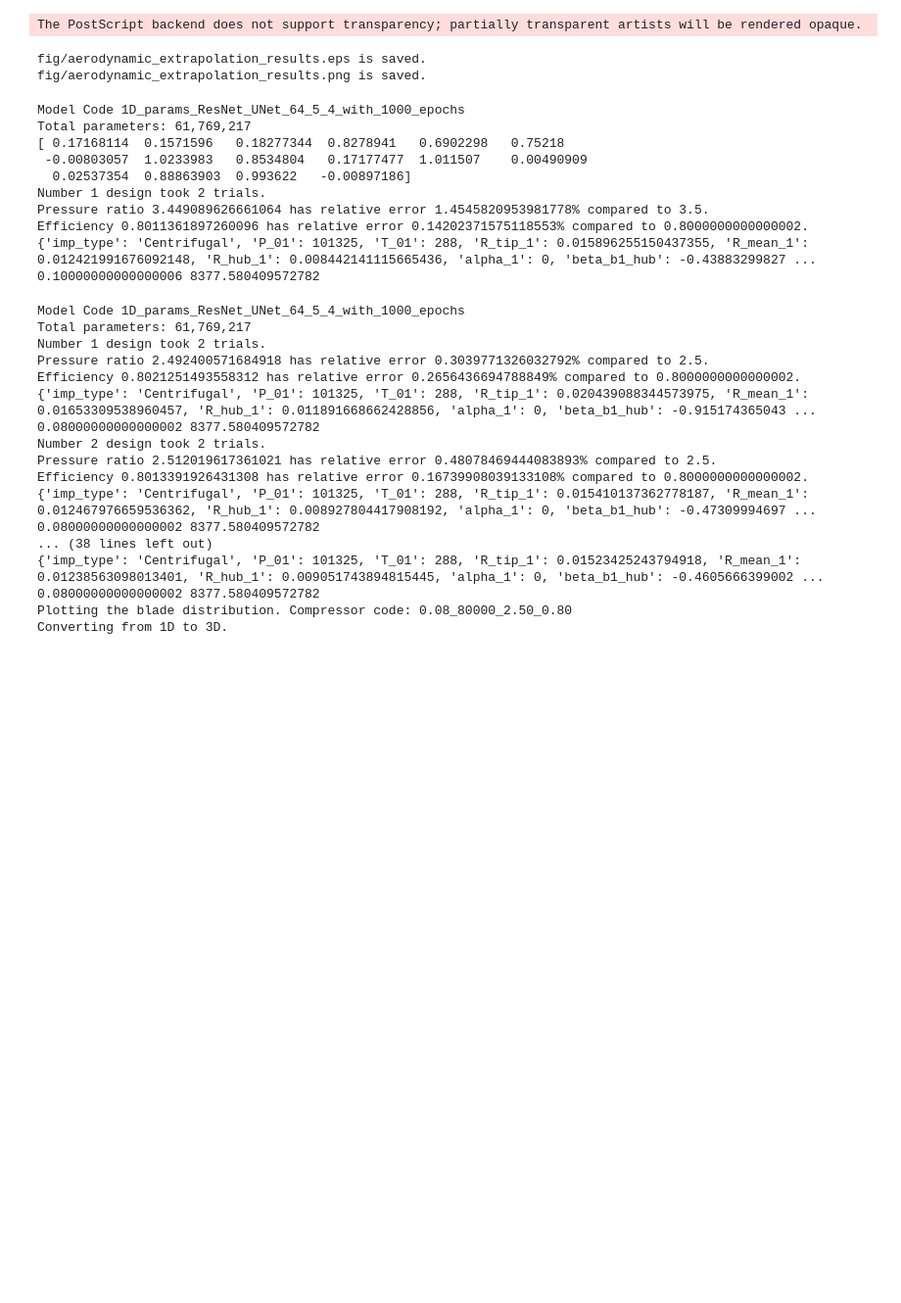
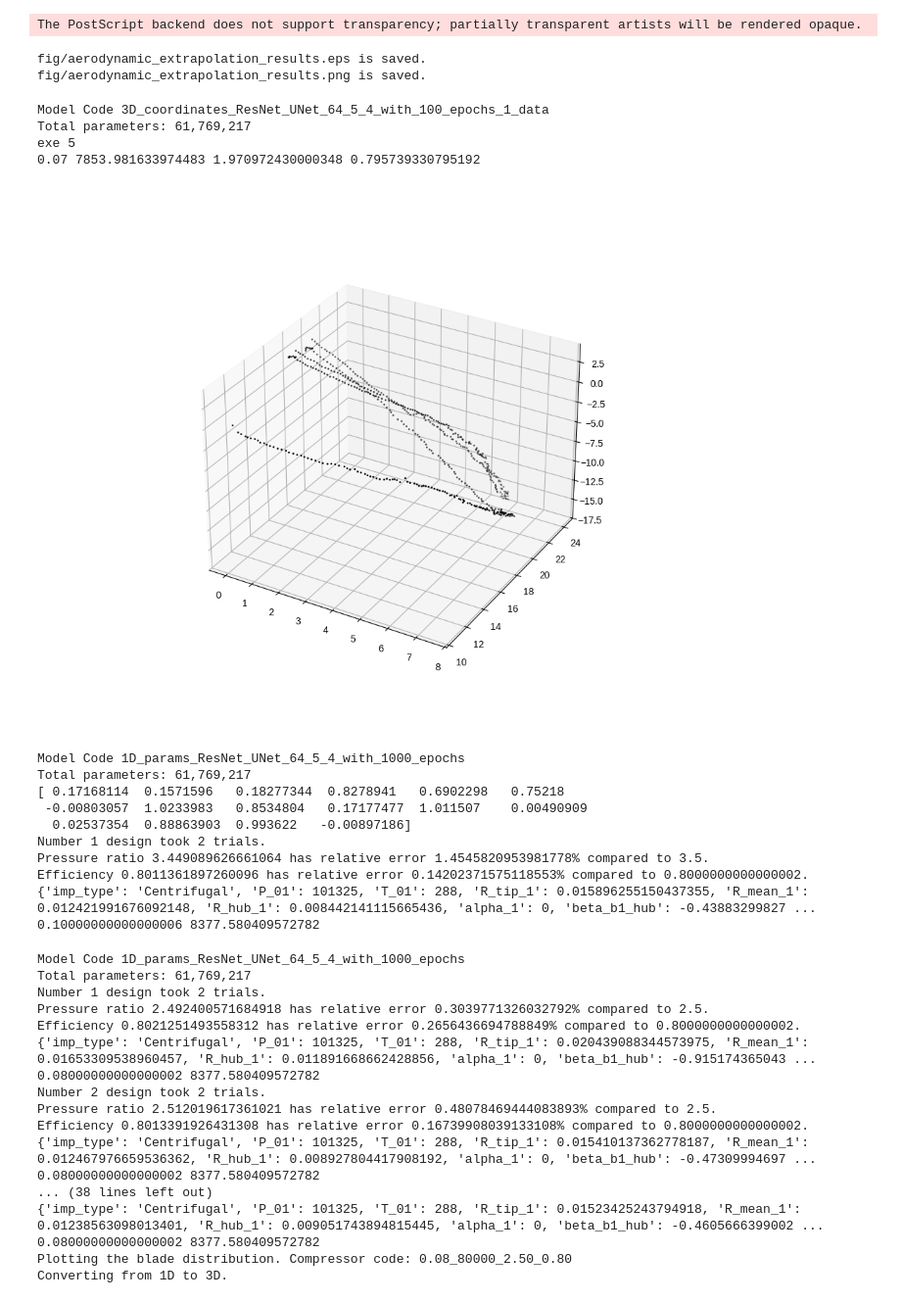
Before and after one commit to Yingfangeng/Diffusion_based_2DAirfoil_Generation, a Jupyter notebook: model_deployment.ipynb, the cells around one changed output. Shown at 98% size. Cells and saved outputs as stored; diff of their text form; code cells hidden in the pictures; blank space fills up the shorter version.

```diff
--- a/model_deployment.ipynb
+++ b/model_deployment.ipynb
@@ -421,6 +425,27 @@ visualise_the_extrapolation_testing_set()
 The PostScript backend does not support transparency; partially transparent artists will be rendered opaque.
 fig/aerodynamic_extrapolation_results.eps is saved.
 fig/aerodynamic_extrapolation_results.png is saved.
+# %%
+model_deployment(mode='validation',
+                 model_config_path = 'mdl_hyperparams/3D_coords_unet.yaml',
+                 sample_number=1,
+                 num_steps=100,
+                 manual_seed = 5,
+                 x_foil_timeout=10,
+                 multiple_design=1,
+                 max_iteration=1,
+                 CL_tolerence=5,
+                 CD_tolerence=1,
+                 pr = 3.5,
+                 RPM = 80000,
+                 eta = 0.8,
+                 m_dot = 0.1)
+# %% [output]
+Model Code 3D_coordinates_ResNet_UNet_64_5_4_with_100_epochs_1_data
+Total parameters: 61,769,217
+exe 5
+0.07 7853.981633974483 1.970972430000348 0.795739330795192
+[figure, added]
 # %%
 model_deployment(mode='test',
                  model_config_path = 'mdl_hyperparams/1D_params_unet.yaml',
```
Also changed, not shown: parts of 5 cells of this notebook, 6 other files.
